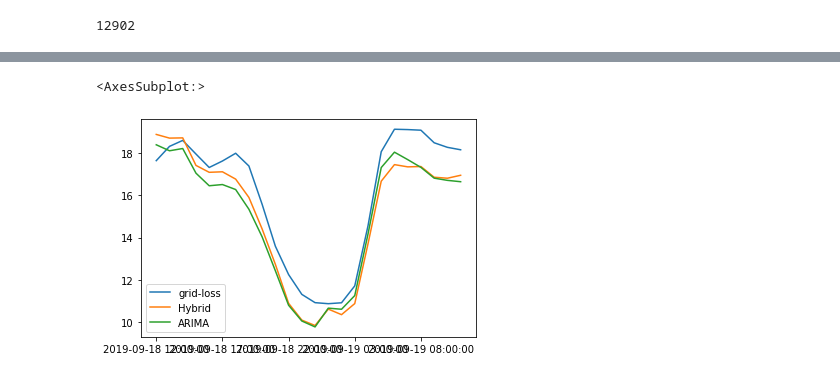
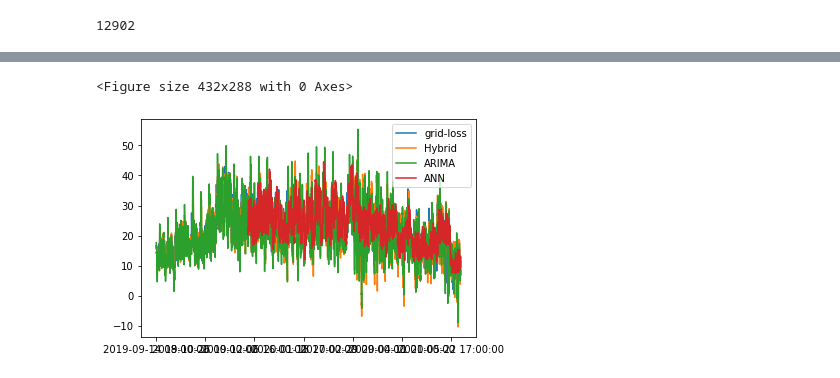
Before and after one commit to Siglangf/timeseries-prediction, a Jupyter notebook: ANN_in_hybrid-Copy2.ipynb, the cells around one changed output, grey strips where cells are left out. Cells and saved outputs as stored; diff of their text form; code cells hidden in the pictures.

```diff
--- a/ANN_in_hybrid-Copy2.ipynb
+++ b/ANN_in_hybrid-Copy2.ipynb
@@ -185,8 +158,10 @@ temp[['arima_cumsum','hybrid_cumsum']].plot()
-# %%
-temp[['grid-loss','Hybrid','ARIMA']].iloc[100:124].plot()
-# %% [output]
-<AxesSubplot:>
-[figure, removed]
+# %%
+fig = plt.figure()
+plt = temp[['grid-loss','Hybrid','ARIMA', 'ANN']].plot()
+#plt.xlabel("hei", fontsize = 18)
+# %% [output]
+<Figure size 432x288 with 0 Axes>
+[figure, added]
 # %%
 diff = temp['grid-loss']-temp['Hybrid']
 mse_hybrid = (diff**2).mean()
```
Also changed, not shown: parts of 12 cells of this notebook, 2 other files.
